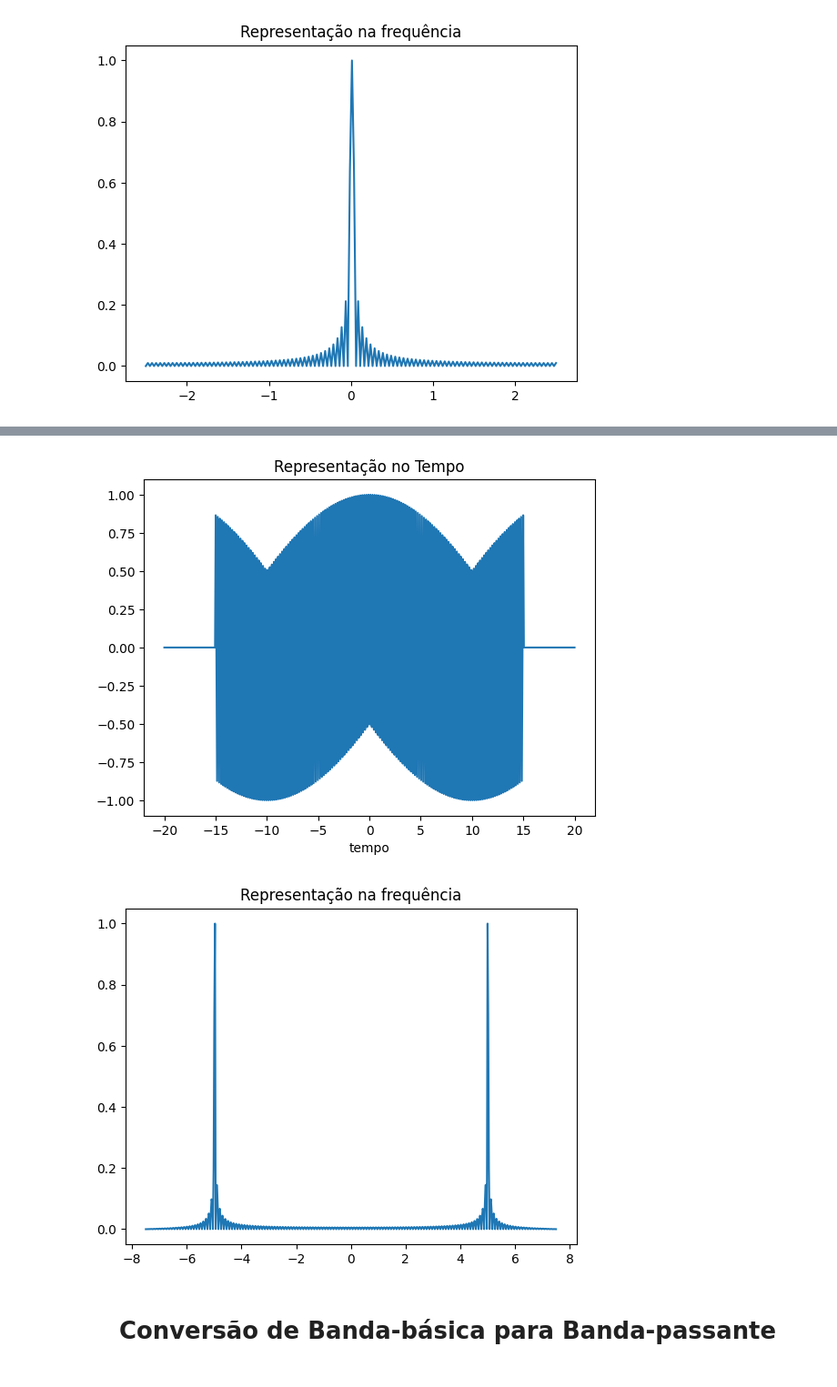
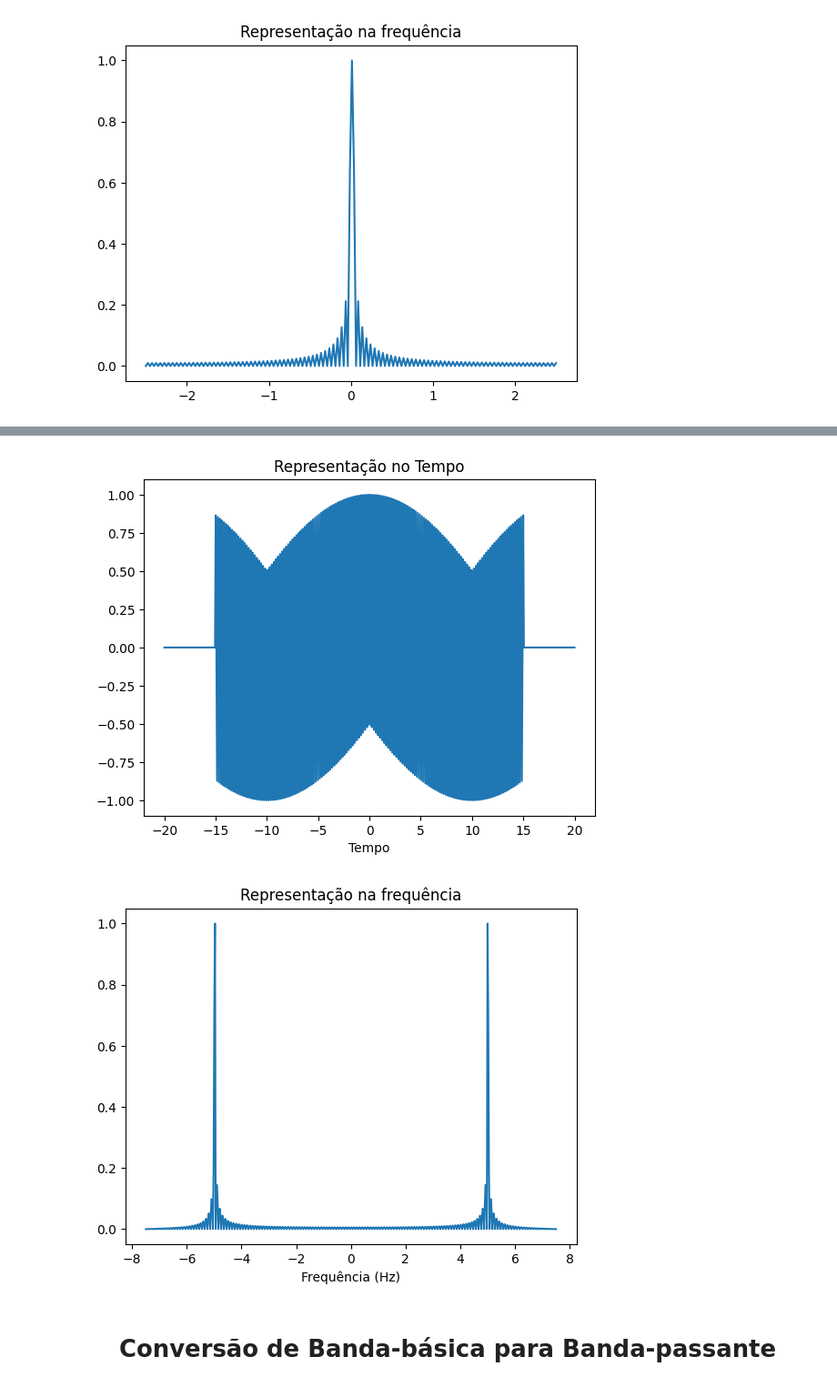
Before and after one commit to araujoUnb/PricomAulas, a Jupyter notebook: aula_banda_básica_passante.ipynb, the cells around one changed output, grey strips where cells are left out. Shown at 91% size. Saved outputs shown, nothing was run; the diff lists cells and outputs as text; code cells hidden in the pictures.

```diff
--- a/aula_banda_básica_passante.ipynb
+++ b/aula_banda_básica_passante.ipynb
@@ -87,34 +87,36 @@ def rect_pulse(T,fs,Ts):
     return t, A
 
 def time_plot(T,fs,Ts):
 
     res = rect_pulse(T,fs,Ts)
     plt.plot(*res)
     plt.xlabel("tempo")
     plt.title("Representação no Tempo")
+    plt.xlabel("Tempo")
     plt.show()
 
 def freq_plot(T,fs,Ts):
     res = rect_pulse(T,fs,Ts)
     Mf = np.fft.fftshift(np.fft.fft(res[1],norm="ortho"))
     nSamples = len(res[1])
 
     freq  = np.linspace(-fs/2,fs/2,nSamples)
 
     plt.plot(freq,abs(Mf)/np.max(abs(Mf)))
     plt.title("Representação na frequência")
+    plt.xlabel("Frequência (Hz)")
     plt.show()
 
 T =15
 fs = 15
 Ts =40
 
 
 time_plot(T,fs,Ts)
 freq_plot(T,fs,Ts)
 # %% [output]
 [figure]
-[figure, old version]
+[figure, new version]
 # %% [markdown]
 
 <h1 style="text-align: center;"> Conversão de Banda-básica para Banda-passante</h1>
```
Also changed, not shown: parts of 1 cell of this notebook.
